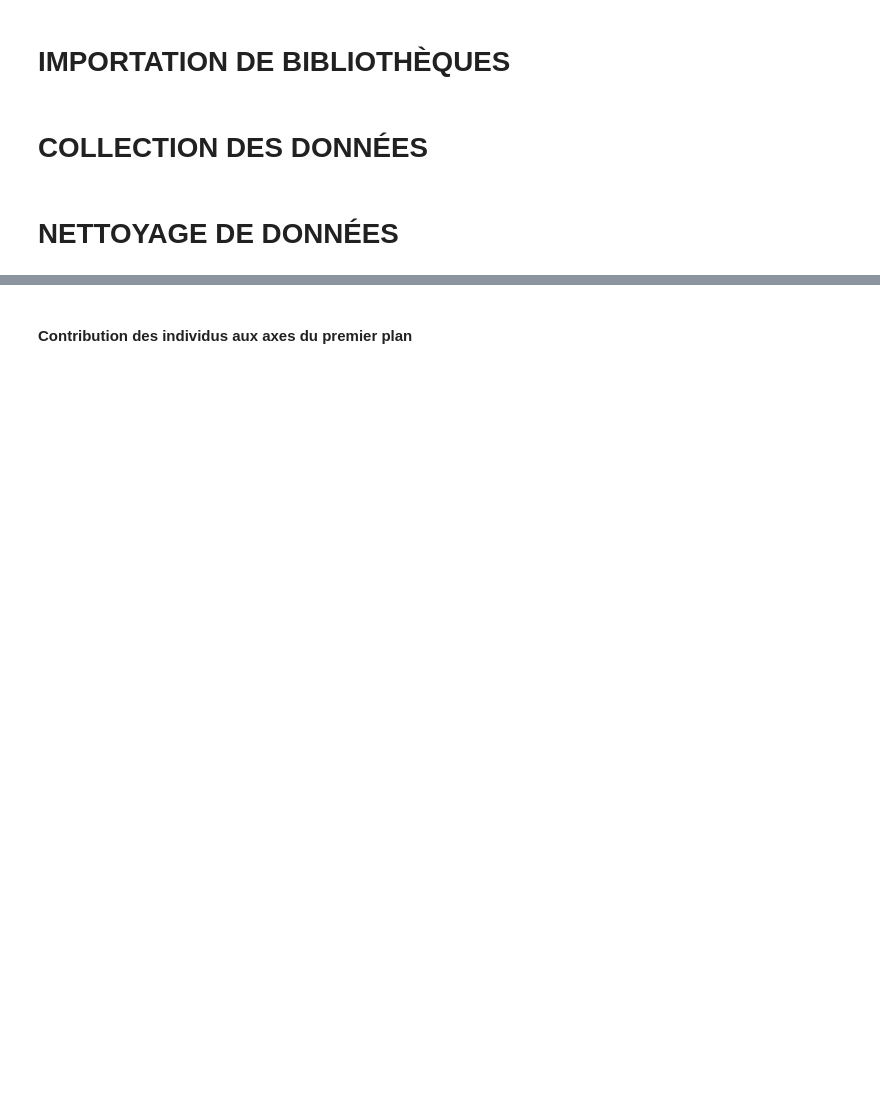
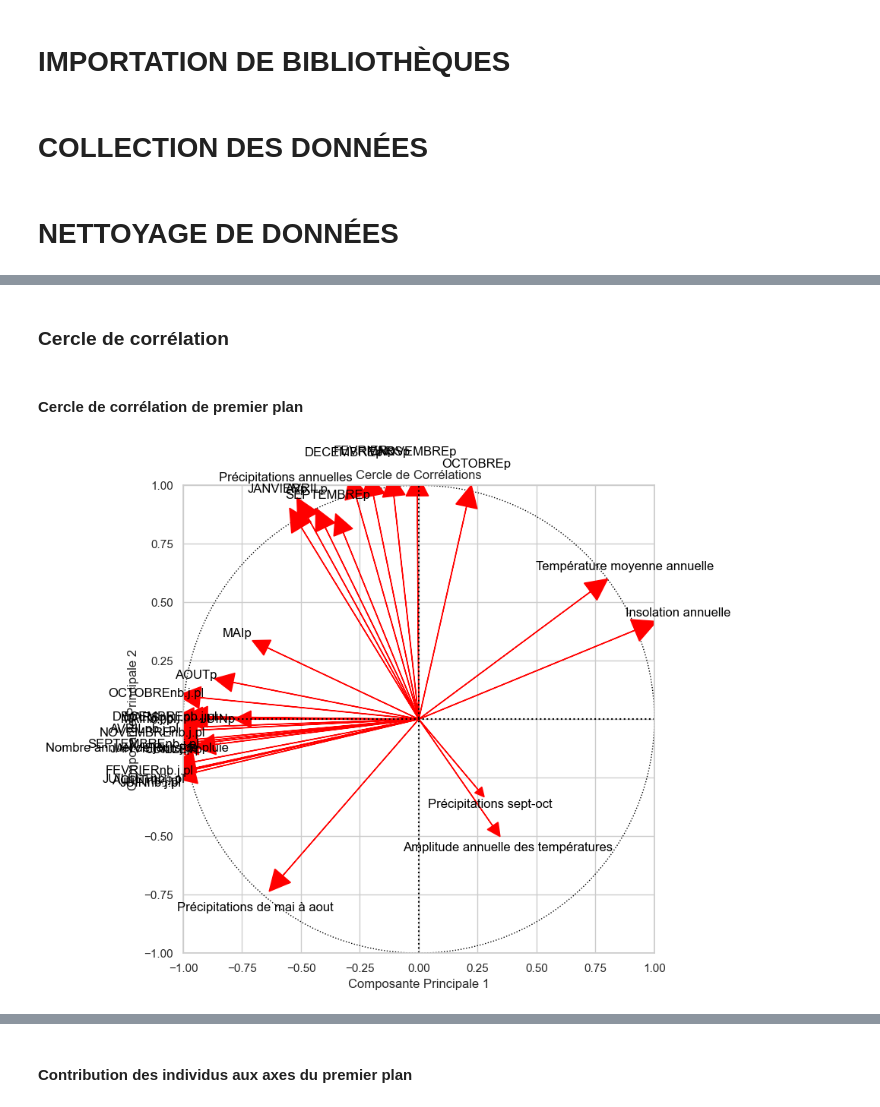
Before and after one commit to meriamebelaabdouli/ACP_Typologie_villes, a Jupyter notebook: projet.ipynb, the cells around one changed output, grey strips where cells are left out. Drawn from its saved outputs; the diff is of its cells as text; code cells hidden in the pictures; blank space fills up the shorter version.

```diff
--- a/projet.ipynb
+++ b/projet.ipynb
@@ -311,0 +40,6 @@ df_ctr_ind[df_ctr_ind['d_i'] > df_ctr_ind.d_i.mean()]
+# %%
+#instanciation
+sc = StandardScaler()
+#transformation – centrage-réduction
+m = sc.fit_transform(df)
+print(m)
@@ -311,0 +189,50 @@ df_ctr_ind[df_ctr_ind['d_i'] > df_ctr_ind.d_i.mean()]
+# %% [markdown]
+<h3>Cercle de corrélation </h3>
+# %% [markdown]
+<h4>Cercle de corrélation de premier plan </h4>
+# %%
+# on a déjà ajusté l'ACP sur données avec 3 composantes principales
+acp = PCA(n_components=3)
+principal_components = acp.fit_transform(m)
+
+# r(Cj,Xi)
+loadings = acp.components_.T * np.sqrt(acp.explained_variance_)
+
+# Création d'un DataFrame pour les charges factorielles
+loadings_df = pd.DataFrame(data=loadings, columns=[f'CP{i+1}' for i in range(acp.n_components_)], index=df.columns)
+
+# Sélection des deux premières composantes principales
+loadings_2d = loadings_df[['CP1', 'CP2']]
+
+# Visualisation du cercle de corrélations
+fig, ax = plt.subplots(figsize=(8, 8))
+ax.set_xlim(-1, 1)
+ax.set_ylim(-1, 1)
+
+# Dessiner le cercle unitaire
+circle = plt.Circle((0, 0), 1, fill=False, color='black', linestyle='dotted')
+ax.add_artist(circle)
+
+# Ajouter les flèches pour chaque variable sur les deux premières composantes
+
+for i, variable in enumerate(loadings_2d.index):
+    arrow_length = np.sqrt(loadings_2d['CP1'].iloc[i]**2 + loadings_2d['CP2'].iloc[i]**2)
+    ax.arrow(0, 0, loadings_2d['CP1'].iloc[i], loadings_2d['CP2'].iloc[i], head_width=arrow_length*0.1, head_length=arrow_length*0.1, fc='red', ec='red')
+    ax.text(loadings_2d['CP1'].iloc[i]*1.2, loadings_2d['CP2'].iloc[i]*1.2, variable, color='black', ha='center', va='center')
+
+# Ajouter des labels pour les composantes principales
+ax.annotate('PC1', (1.1, 0))
+ax.annotate('PC2', (0, 1.1))
+
+# Ajouter des axes
+ax.axhline(0, color='black', linestyle='dotted')
+ax.axvline(0, color='black', linestyle='dotted')
+
+# Afficher le graphique
+plt.xlabel('Composante Principale 1')
+plt.ylabel('Composante Principale 2')
+plt.title('Cercle de Corrélations')
+plt.grid(True)
+plt.show()
+# %% [output]
+[figure, added]
```
Also changed, not shown: parts of 89 cells of this notebook.
